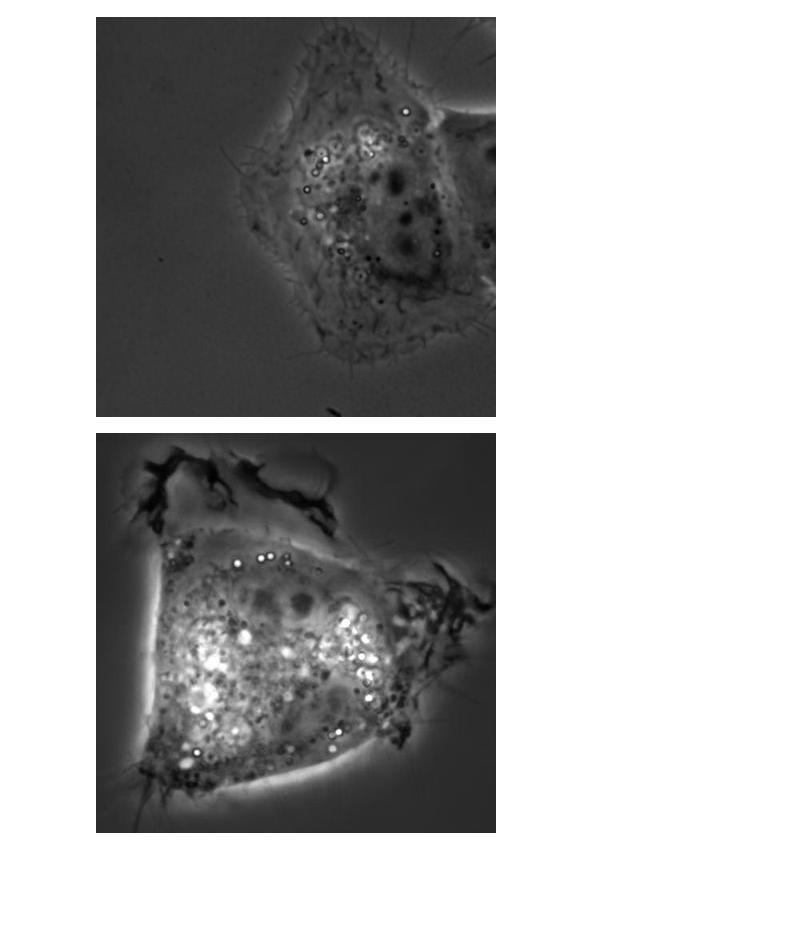
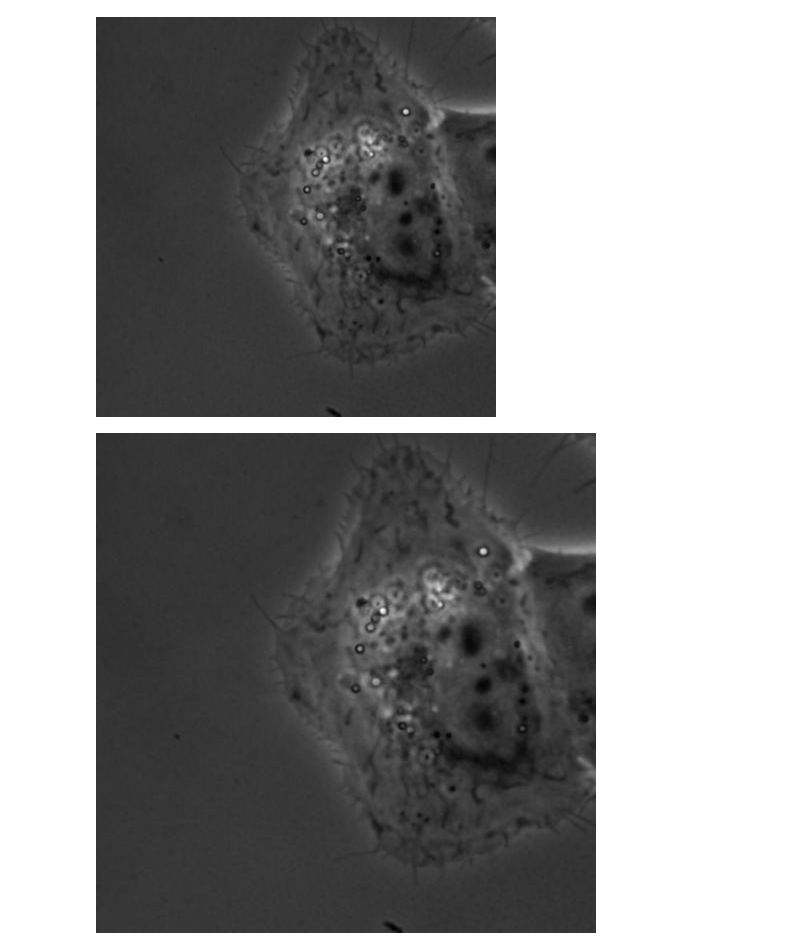
Before and after one commit to caocao0525/Cell001, a Jupyter notebook: img_rot_aug_for_single_cell.ipynb, the cells around one changed output. Cells and saved outputs as stored; diff of their text form; code cells hidden in the pictures; blank space fills up the shorter version.

```diff
--- a/img_rot_aug_for_single_cell.ipynb
+++ b/img_rot_aug_for_single_cell.ipynb
@@ -47,8 +47,9 @@ for image in images:
 # %%
-sample_img=Image.open("../dataset_indiv_resized/par1/par1_resized_2.jpg")
+# sample_img=Image.open("../dataset_indiv_resized/par1/par1_resized_2.jpg")
+sample_img=Image.open("../dataset_indiv/par1/par1b1_s_001.jpg")
 display(sample_img)
 # %% [output]
-[figure, old version]
+[figure, new version]
 # %%
 sample_img_rot = sample_img.rotate(45)
 display(sample_img_rot)
```
Also changed, not shown: parts of 15 cells of this notebook, 7 other files.
